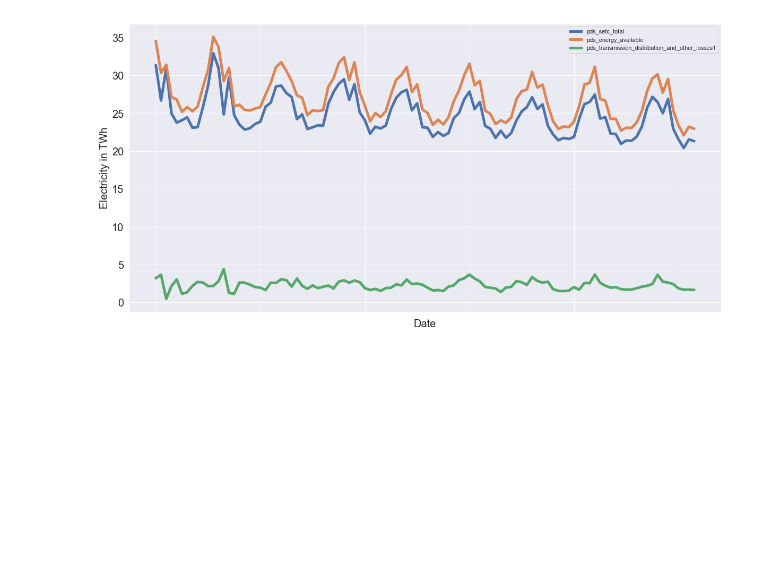
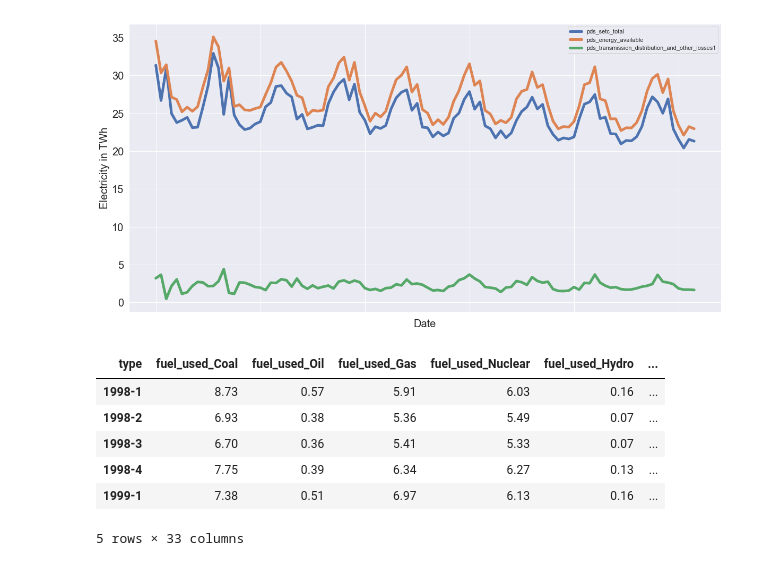
Before and after one commit to SimoneFisicaro/uk-renewables-analysis, a Jupyter notebook: notebooks/data_exploration.ipynb, the cells around one changed output. Saved outputs shown, nothing was run; the diff lists cells and outputs as text; code cells hidden in the pictures; blank space fills up the shorter version.

```diff
--- a/notebooks/data_exploration.ipynb
+++ b/notebooks/data_exploration.ipynb
@@ -19,2 +17,6 @@ consumption_data_input = pd.read_csv("../data/monthly_quarterly_electricity_cons
+# %%
+consumption_monthly_data_input = pd.read_csv("../data/monthly_quarterly_electricity_consumption_monthly.txt", delimiter="\t", decimal=',')
+consumption_quarterly_data_input = pd.read_csv("../data/monthly_quarterly_electricity_consumption_quarterly.txt", delimiter="\t", decimal=',')
+production_data_input = pd.read_csv("../data/fuel_used_in_electricity_generation_and_electricity_supplied.txt", delimiter="\t", decimal=',')
 # %%
 consumption_data_input.dtypes
@@ -54,3 +77,14 @@ plt.ylabel('Electricity in TWh', fontsize = 20)
 # %% [output]
 Text(0,0.5,'Electricity in TWh')
 [figure]
+# %%
+production_data = production_data_input.set_index('type').T
+production_data.head()
+# %% [output]
+| type | fuel_used_Coal | fuel_used_Oil | fuel_used_Gas | fuel_used_Nuclear | fuel_used_Hydro | ... |
+| 1998-1 | 8.73 | 0.57 | 5.91 | 6.03 | 0.16 | ... |
+| 1998-2 | 6.93 | 0.38 | 5.36 | 5.49 | 0.07 | ... |
+| 1998-3 | 6.70 | 0.36 | 5.41 | 5.33 | 0.07 | ... |
+| 1998-4 | 7.75 | 0.39 | 6.34 | 6.27 | 0.13 | ... |
+| 1999-1 | 7.38 | 0.51 | 6.97 | 6.13 | 0.16 | ... |
+5 rows × 33 columns
```
Also changed, not shown: parts of 6 cells of this notebook, 6 other files.
